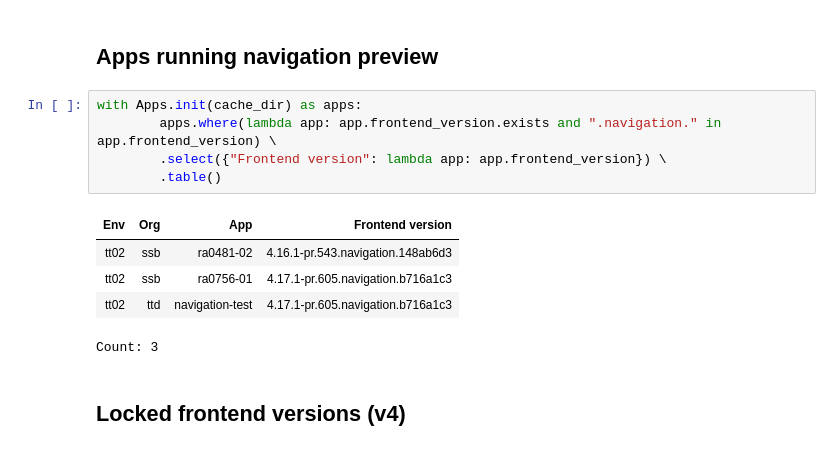
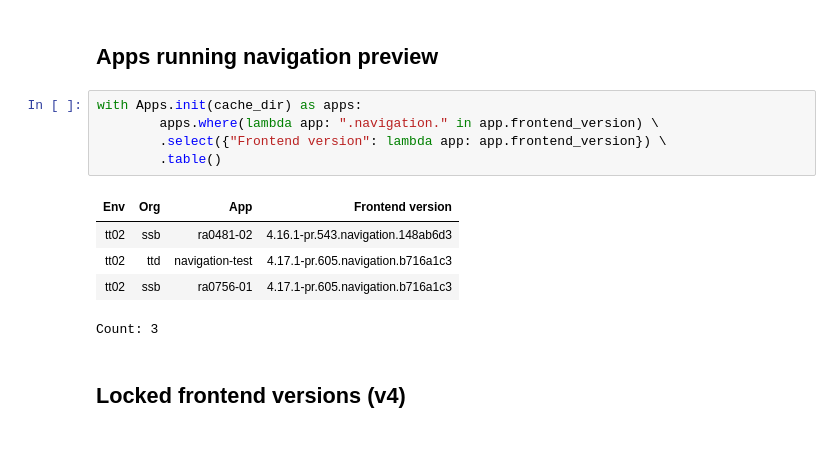
Before and after one commit to bjosttveit/altinn-app-insight, a Jupyter notebook: notebooks/version.ipynb, the cells around one changed output. Drawn from its saved outputs; the diff is of its cells as text.

```diff
--- a/notebooks/version.ipynb
+++ b/notebooks/version.ipynb
@@ -18,14 +18,14 @@ cache_dir = Path("../data")
 ## Apps running navigation preview
 # %%
 with Apps.init(cache_dir) as apps:
-        apps.where(lambda app: app.frontend_version.exists and ".navigation." in app.frontend_version) \
+        apps.where(lambda app: ".navigation." in app.frontend_version) \
         .select({"Frontend version": lambda app: app.frontend_version}) \
         .table()
 # %% [output]
 | Env | Org | App | Frontend version |
 | tt02 | ssb | ra0481-02 | 4.16.1-pr.543.navigation.148ab6d3 |
+| tt02 | ttd | navigation-test | 4.17.1-pr.605.navigation.b716a1c3 |
 | tt02 | ssb | ra0756-01 | 4.17.1-pr.605.navigation.b716a1c3 |
-| tt02 | ttd | navigation-test | 4.17.1-pr.605.navigation.b716a1c3 |
 Count: 3
 # %% [markdown]
 ## Locked frontend versions (v4)
```
Also changed, not shown: parts of 3 cells of this notebook, 8 other files.
